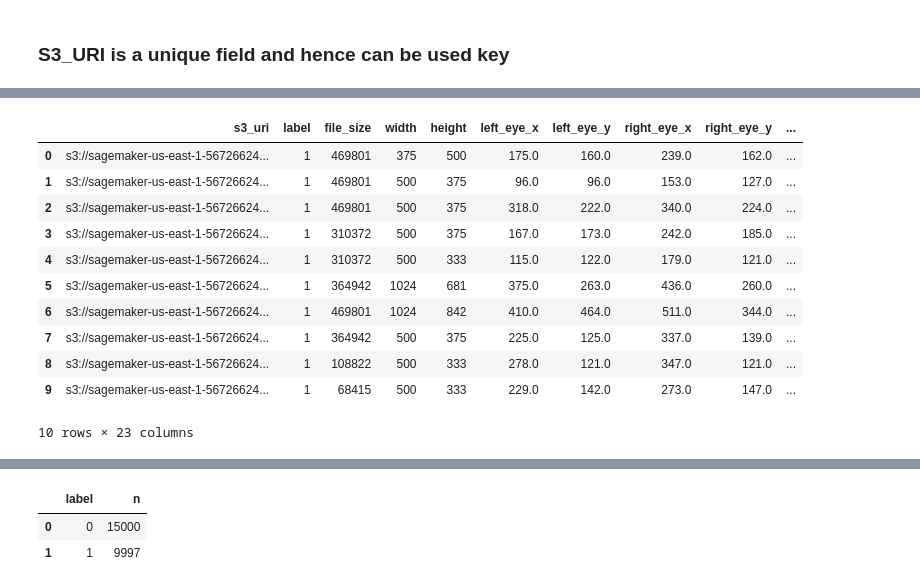
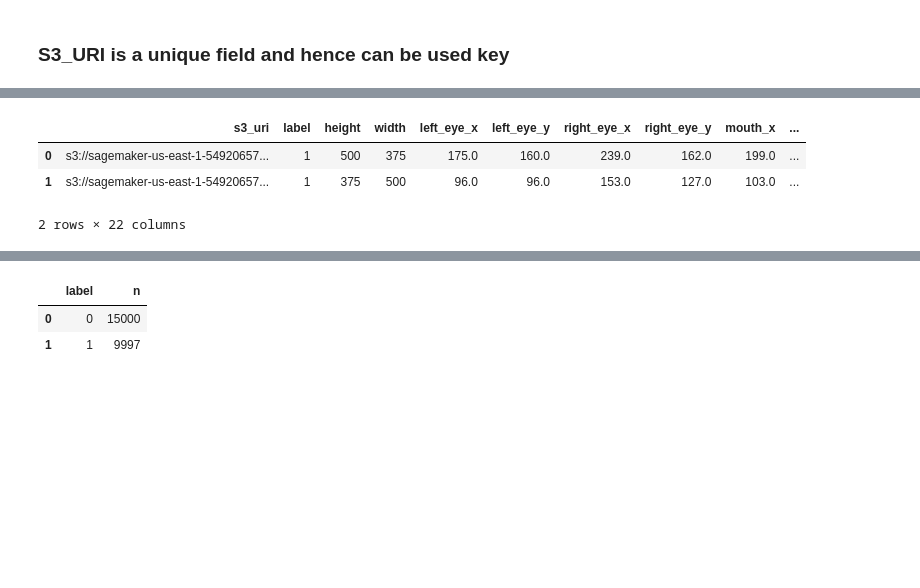
Before and after one commit to lpam-sd/AAI_540_Grp_6, a Jupyter notebook: 3_Create_Athena_EDA.ipynb, the cells around one changed output, grey strips where cells are left out. Cells and saved outputs as stored; diff of their text form; code cells hidden in the pictures; blank space fills up the shorter version.

```diff
--- a/3_Create_Athena_EDA.ipynb
+++ b/3_Create_Athena_EDA.ipynb
@@ -42,6 +42,7 @@ database_name = "cat_image_analysis"
 table_name = "image_combined"
 table_name_landmarks = "landmarks"
 
+bucket = "sagemaker-us-east-1-549206572067"
 region = "us-east-1"
 
 s3_combined_location = (
@@ -302,48 +288,39 @@ statement = f"""
 SELECT
     c.s3_uri,
     c.label,
+    c.height,
+    c.width,
 
-    c.file_size,
-    c.width,
-    c.height,
 
     l.left_eye_x,
     l.left_eye_y,
     l.right_eye_x,
     l.right_eye_y,
     l.mouth_x,
     l.mouth_y,
 
     l.left_ear_1_x,
     l.left_ear_1_y,
     l.left_ear_2_x,
     l.left_ear_2_y,
     l.left_ear_3_x,
     l.left_ear_3_y,
 
     l.right_ear_1_x,
     l.right_ear_1_y,
     l.right_ear_2_x,
     l.right_ear_2_y,
     l.right_ear_3_x,
     l.right_ear_3_y
 FROM {database_name}.{table_name} c
 LEFT JOIN {database_name}.{table_name_landmarks} l
     ON c.s3_uri = l.s3_uri
 """
 
 df = pd.read_sql(statement, conn)
-df.head(10)
+df.head(2)
 # %% [output]
-|  | s3_uri | label | file_size | width | height | left_eye_x | left_eye_y | right_eye_x | right_eye_y | ... |
-| 0 | s3://sagemaker-us-east-1-56726624... | 1 | 469801 | 375 | 500 | 175.0 | 160.0 | 239.0 | 162.0 | ... |
-| 1 | s3://sagemaker-us-east-1-56726624... | 1 | 469801 | 500 | 375 | 96.0 | 96.0 | 153.0 | 127.0 | ... |
-| 2 | s3://sagemaker-us-east-1-56726624... | 1 | 469801 | 500 | 375 | 318.0 | 222.0 | 340.0 | 224.0 | ... |
-| 3 | s3://sagemaker-us-east-1-56726624... | 1 | 310372 | 500 | 375 | 167.0 | 173.0 | 242.0 | 185.0 | ... |
-| 4 | s3://sagemaker-us-east-1-56726624... | 1 | 310372 | 500 | 333 | 115.0 | 122.0 | 179.0 | 121.0 | ... |
-| 5 | s3://sagemaker-us-east-1-56726624... | 1 | 364942 | 1024 | 681 | 375.0 | 263.0 | 436.0 | 260.0 | ... |
-| 6 | s3://sagemaker-us-east-1-56726624... | 1 | 469801 | 1024 | 842 | 410.0 | 464.0 | 511.0 | 344.0 | ... |
-| 7 | s3://sagemaker-us-east-1-56726624... | 1 | 364942 | 500 | 375 | 225.0 | 125.0 | 337.0 | 139.0 | ... |
-| 8 | s3://sagemaker-us-east-1-56726624... | 1 | 108822 | 500 | 333 | 278.0 | 121.0 | 347.0 | 121.0 | ... |
-| 9 | s3://sagemaker-us-east-1-56726624... | 1 | 68415 | 500 | 333 | 229.0 | 142.0 | 273.0 | 147.0 | ... |
+|  | s3_uri | label | height | width | left_eye_x | left_eye_y | right_eye_x | right_eye_y | mouth_x | ... |
+| 0 | s3://sagemaker-us-east-1-54920657... | 1 | 500 | 375 | 175.0 | 160.0 | 239.0 | 162.0 | 199.0 | ... |
+| 1 | s3://sagemaker-us-east-1-54920657... | 1 | 375 | 500 | 96.0 | 96.0 | 153.0 | 127.0 | 103.0 | ... |
-10 rows × 23 columns
+2 rows × 22 columns
```
Also changed, not shown: parts of 70 cells of this notebook, 7 other files.
